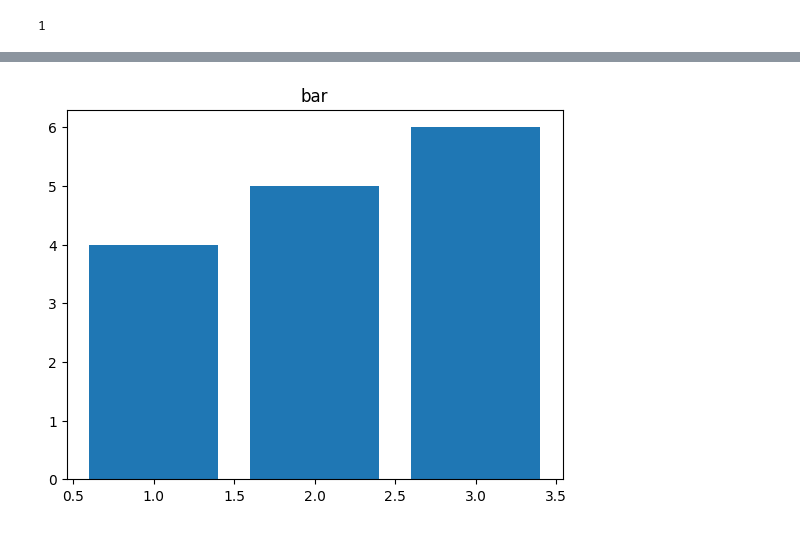
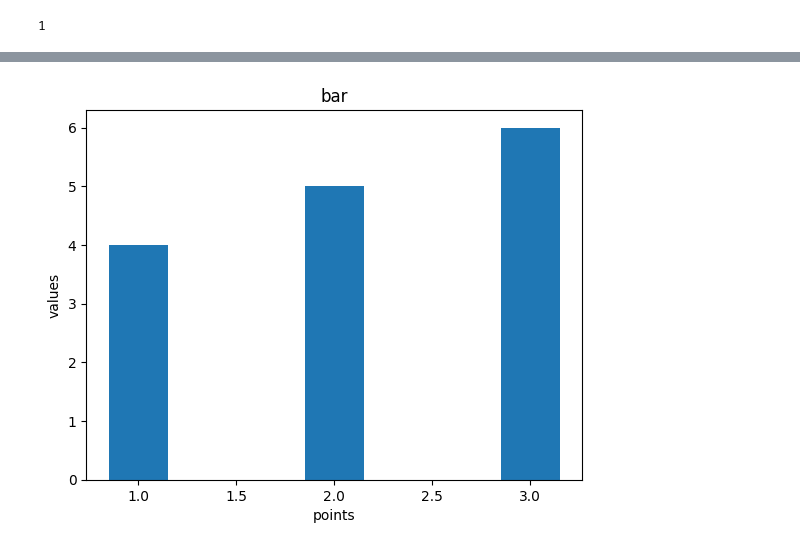
Before and after one commit to eswari64/datascience, a Jupyter notebook: Copy_of_Welcome_To_Colab.ipynb, the cells around one changed output, grey strips where cells are left out. Drawn from its saved outputs; the diff is of its cells as text; code cells hidden in the pictures.

```diff
--- a/Copy_of_Welcome_To_Colab.ipynb
+++ b/Copy_of_Welcome_To_Colab.ipynb
@@ -1326,9 +1330,11 @@ plt.show()
 # %%
 import matplotlib.pyplot as plt
 x=[1,2,3]
 y=[4,5,6]
-plt.bar(x,y)
+plt.bar(x,y,width=0.3)
 plt.title("bar")
+plt.xlabel("points")
+plt.ylabel("values")
 plt.show()
 # %% [output]
-[figure, old version]
+[figure, new version]
```
Also changed, not shown: parts of 5 cells of this notebook.
